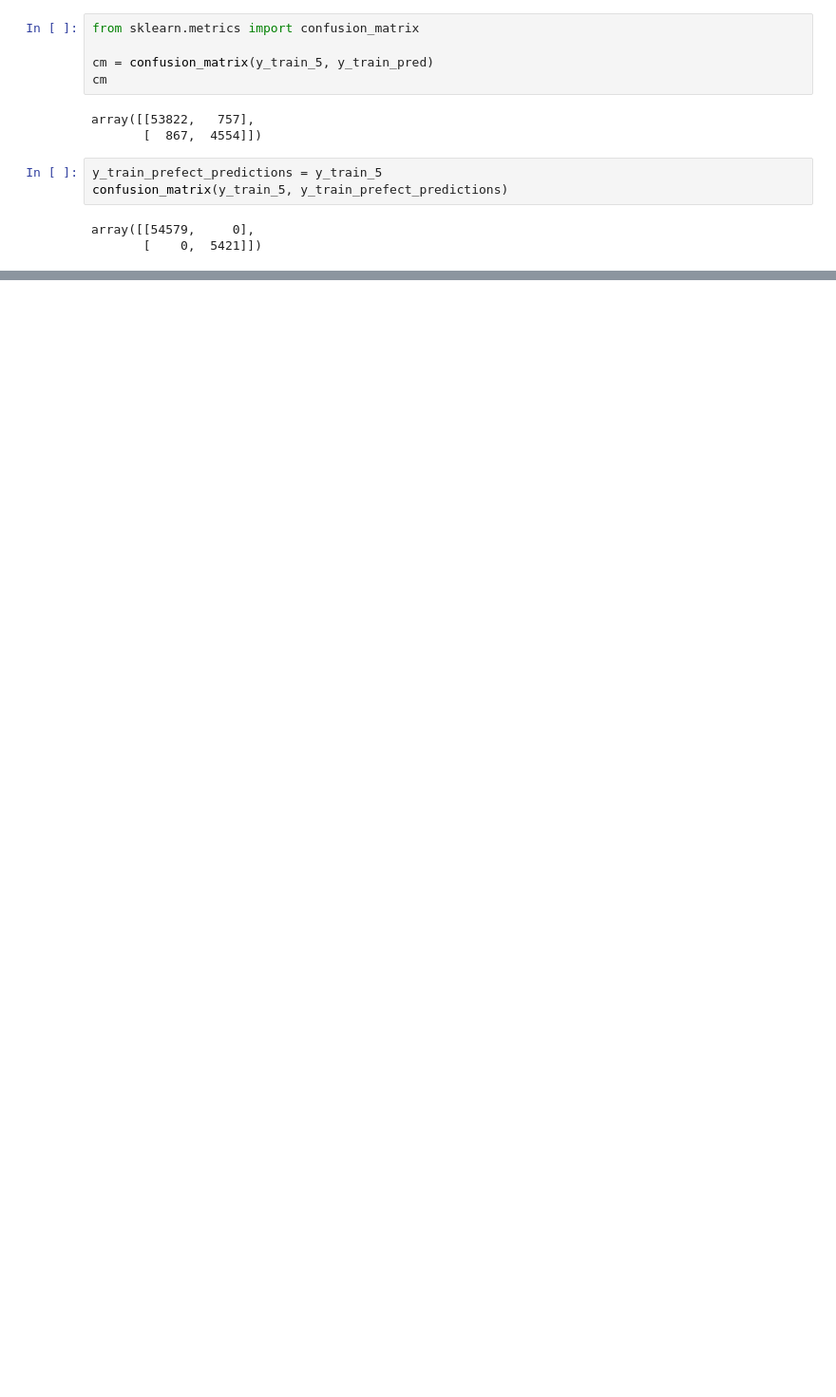
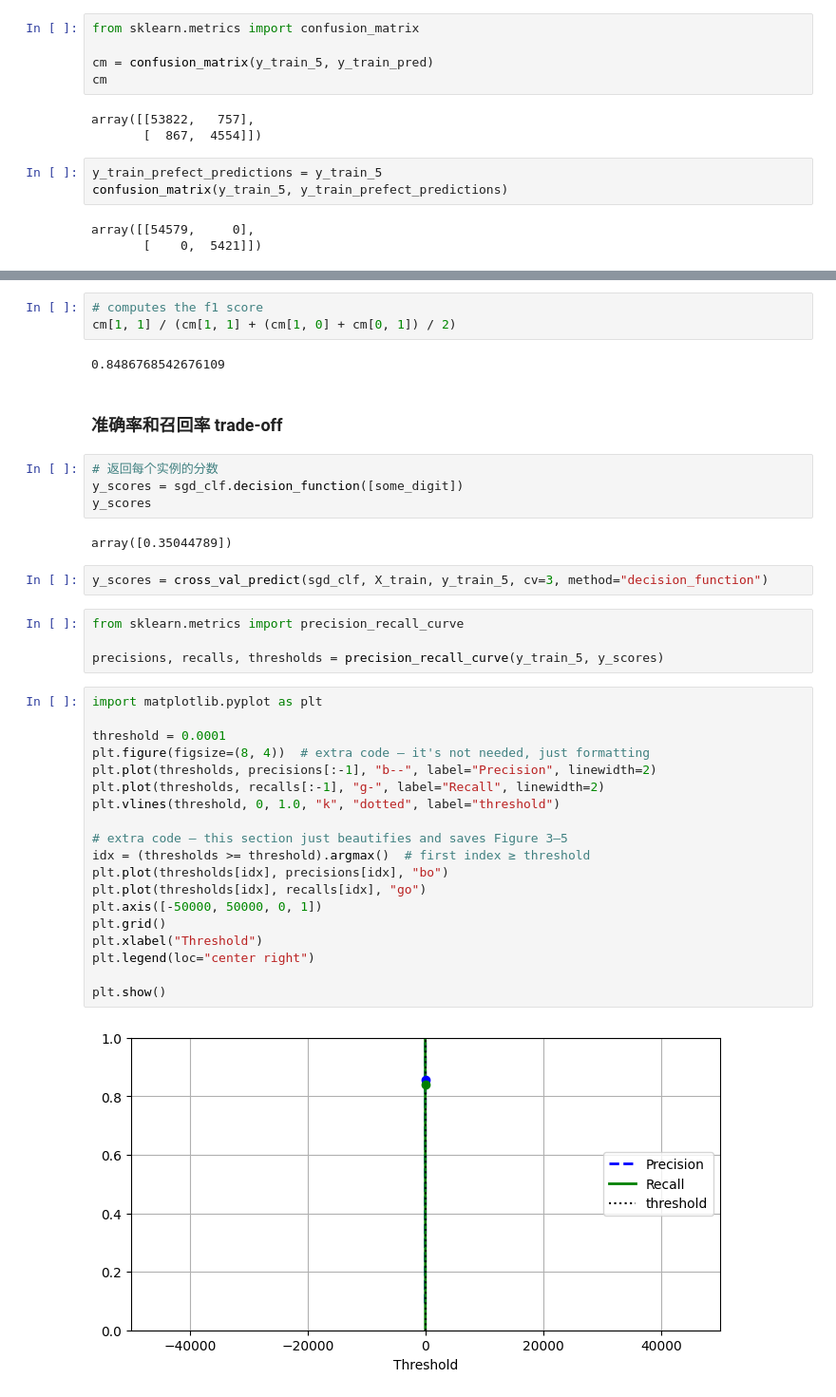
Before and after one commit to planning018/handson-ml-practise, a Jupyter notebook: 03-classification/mnist_train_binary_classification.ipynb, the cells around one changed output, grey strips where cells are left out. Shown: that part at 95% size. Saved outputs shown, nothing was run; the diff lists cells and outputs as text; blank space fills up the shorter version.

```diff
--- a/03-classification/mnist_train_binary_classification.ipynb
+++ b/03-classification/mnist_train_binary_classification.ipynb
@@ -82,0 +117,40 @@ array([[54579,     0],
+# %%
+# computes the f1 score
+cm[1, 1] / (cm[1, 1] + (cm[1, 0] + cm[0, 1]) / 2)
+# %% [output]
+0.8486768542676109
+# %% [markdown]
+### 准确率和召回率 trade-off
+# %%
+# 返回每个实例的分数
+y_scores = sgd_clf.decision_function([some_digit])
+y_scores
+# %% [output]
+array([0.35044789])
+# %%
+y_scores = cross_val_predict(sgd_clf, X_train, y_train_5, cv=3, method="decision_function")
+# %%
+from sklearn.metrics import precision_recall_curve
+
+precisions, recalls, thresholds = precision_recall_curve(y_train_5, y_scores)
+# %%
+import matplotlib.pyplot as plt
+
+threshold = 0.0001
+plt.figure(figsize=(8, 4))  # extra code – it's not needed, just formatting
+plt.plot(thresholds, precisions[:-1], "b--", label="Precision", linewidth=2)
+plt.plot(thresholds, recalls[:-1], "g-", label="Recall", linewidth=2)
+plt.vlines(threshold, 0, 1.0, "k", "dotted", label="threshold")
+
+# extra code – this section just beautifies and saves Figure 3–5
+idx = (thresholds >= threshold).argmax()  # first index ≥ threshold
+plt.plot(thresholds[idx], precisions[idx], "bo")
+plt.plot(thresholds[idx], recalls[idx], "go")
+plt.axis([-50000, 50000, 0, 1])
+plt.grid()
+plt.xlabel("Threshold")
+plt.legend(loc="center right")
+
+plt.show()
+# %% [output]
+[figure, added]
```
Also changed, not shown: parts of 14 cells of this notebook.
